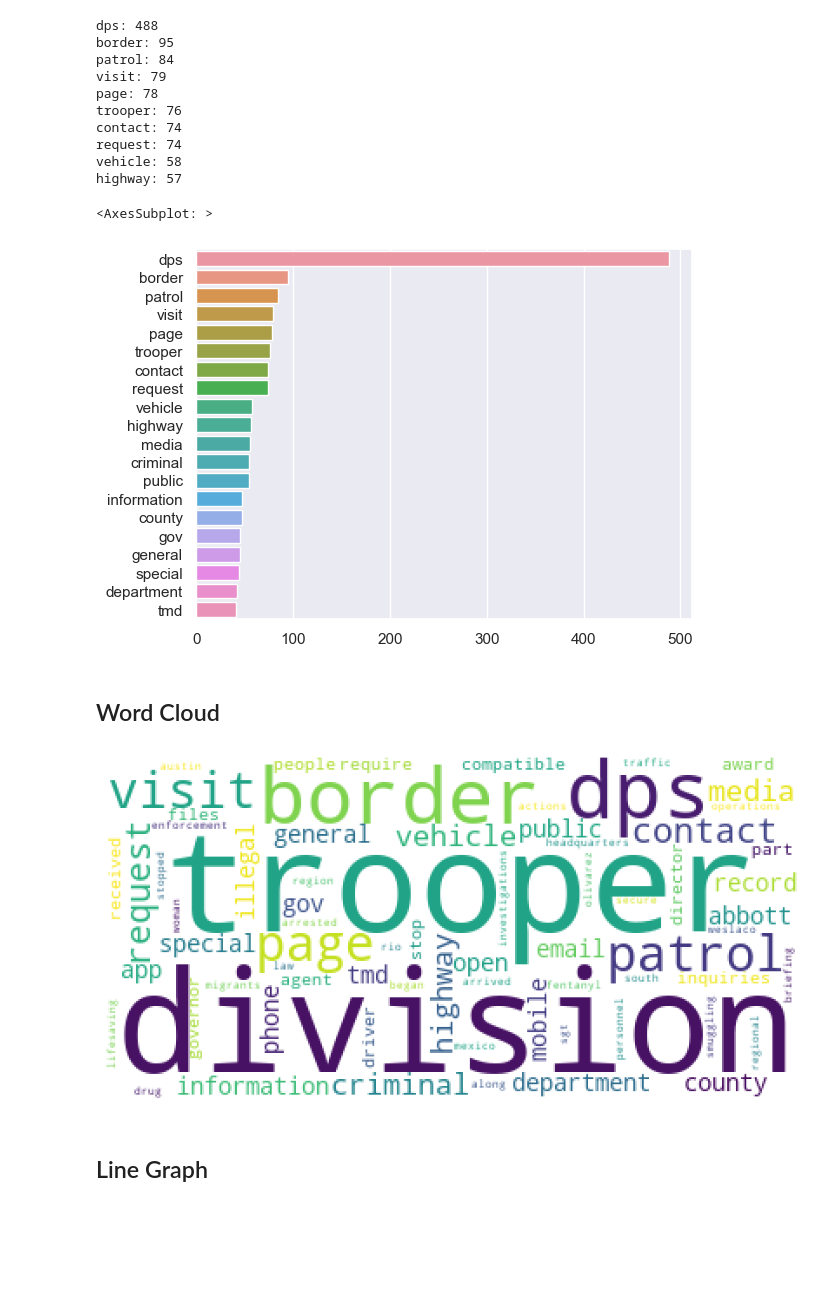
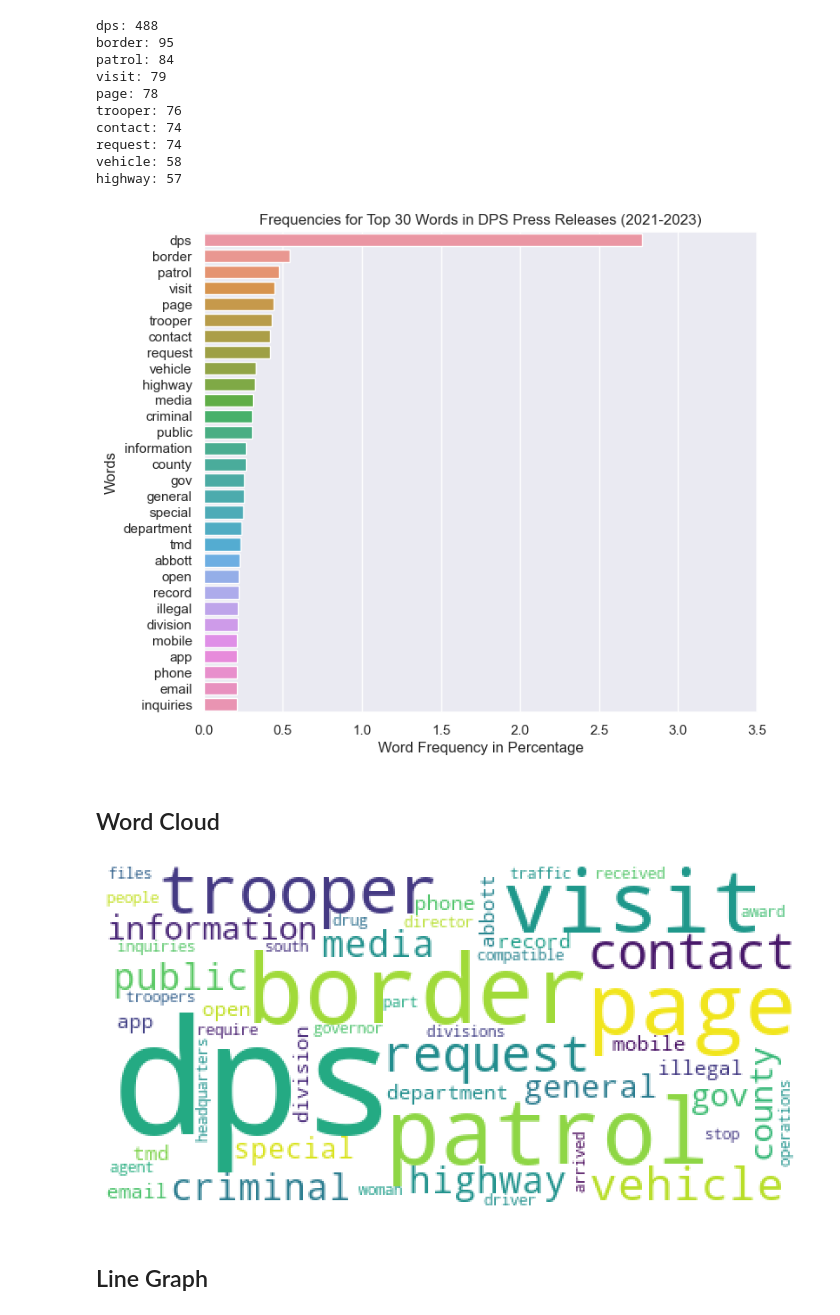
Before and after one commit to djryn/OLS_resesarch, a Jupyter notebook: DPS_scrape.ipynb, the cells around one changed output. Saved outputs shown, nothing was run; the diff lists cells and outputs as text; code cells hidden in the pictures; blank space fills up the shorter version.

```diff
--- a/DPS_scrape.ipynb
+++ b/DPS_scrape.ipynb
@@ -184,6 +184,8 @@ words_to_replace = {
 }
 
 dps_freqs = {}
+total_words = []
+
 for _,d,t in dps_results_np:
 
     # replace similar words and phrases together
@@ -200,6 +202,7 @@ for _,d,t in dps_results_np:
 
     # filter out stop words and save list of frequencies
     filtered_tokens = [token for token in new_tokens if token not in stop_words]
+    total_words.append(len(new_tokens))
     fdist = FreqDist(filtered_tokens)
     dps_freqs[d] = fdist
 
@@ -267,6 +279,7 @@ for i in range(len(dps_words)):
         new_tokens.append(dps_words[i])
 
 dps_filtered_tokens = [token for token in new_tokens if token not in stop_words]
+total_words = len(new_tokens)
 dps_fdist = FreqDist(dps_filtered_tokens)
 
 
@@ -284,25 +297,33 @@ request: 74
 vehicle: 58
 highway: 57
 # %%
-dps_top_words = dps_fdist.most_common(20)
+dps_top_words = [(k ,(v/total_words)*100) for k, v in dps_fdist.most_common(30)]
 
 # Create a bar plot of the most common words
+fig, ax = plt.subplots(1,1,figsize=(8,7))
 sns.set(style="darkgrid")
-sns.barplot(x=[w[1] for w in dps_top_words], y=[w[0] for w in dps_top_words])
+sns.barplot(ax=ax,
+            x=[w[1] for w in dps_top_words],
+            y=[w[0] for w in dps_top_words])
+ax.set(xlabel='Word Frequency in Percentage',
+       ylabel='Words',
+       title='Frequencies for Top 30 Words in DPS Press Releases (2021-2023)')
+ax.set_xlim(0,3.5)
+
+plt.show()
 # %% [output]
-<AxesSubplot: >
-[figure, old version]
+[figure, new version]
 # %% [markdown]
 ## Word Cloud
 # %%
 from wordcloud import WordCloud
 
 dps_top_words = dps_fdist.most_common(75)
-text = ""
-for word, _ in dps_top_words:
-    text += word + " "
+dps_dict = {}
+for k, v in dps_top_words:
+    dps_dict[k] = v
 
-word_cloud = WordCloud(collocations = False, background_color = 'white').generate(text)
+word_cloud = WordCloud(min_font_size=7, background_color = 'white').generate_from_frequencies(dps_dict)
 
 plt.figure(figsize=(8, 8), facecolor=None)
 plt.imshow(word_cloud)
@@ -311,7 +332,7 @@ plt.tight_layout(pad=0)
 
 plt.show()
 # %% [output]
-[figure, old version]
+[figure, new version]
 # %%
 text = ""
 for word, _ in dps_top_words:
```
Also changed, not shown: parts of 1 cell of this notebook, 2 other files.
